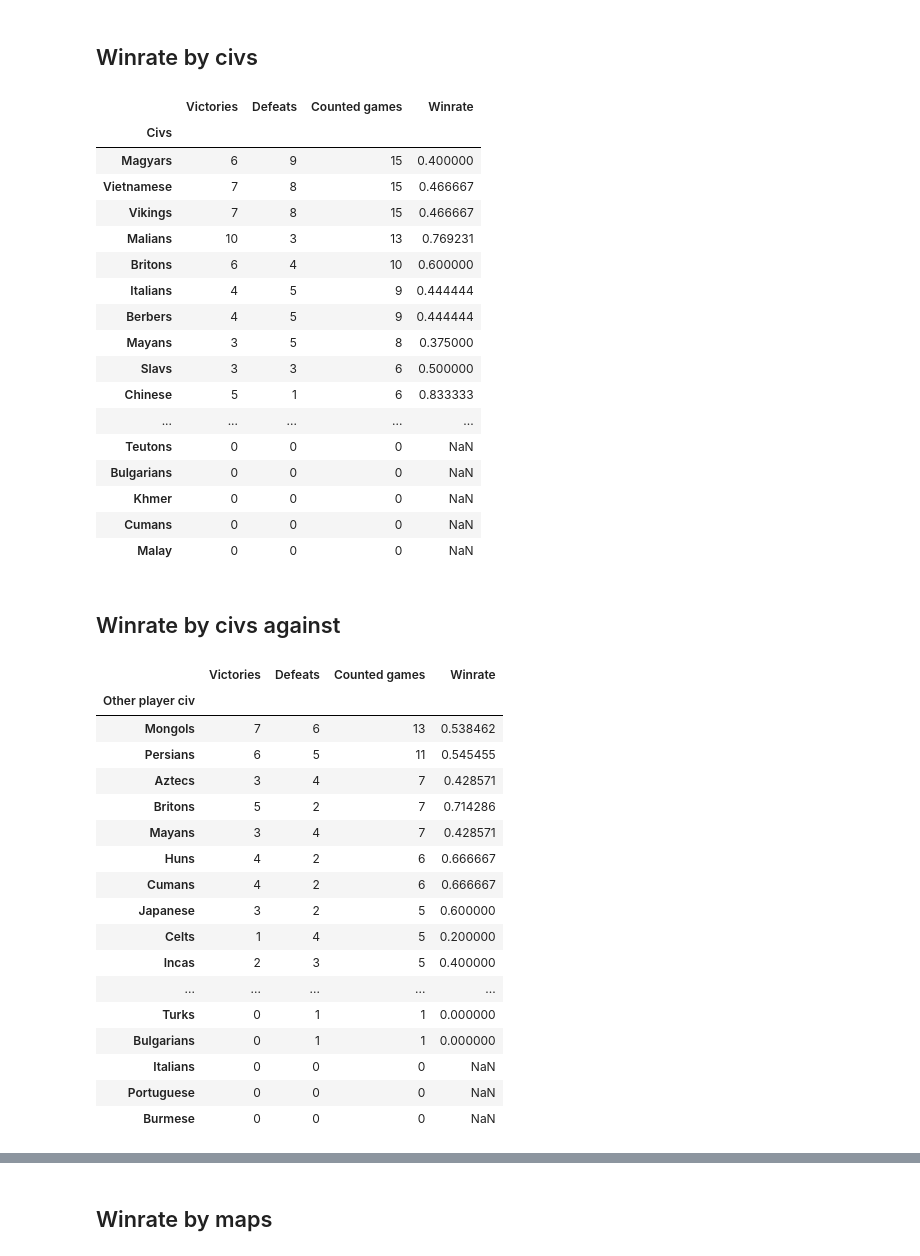
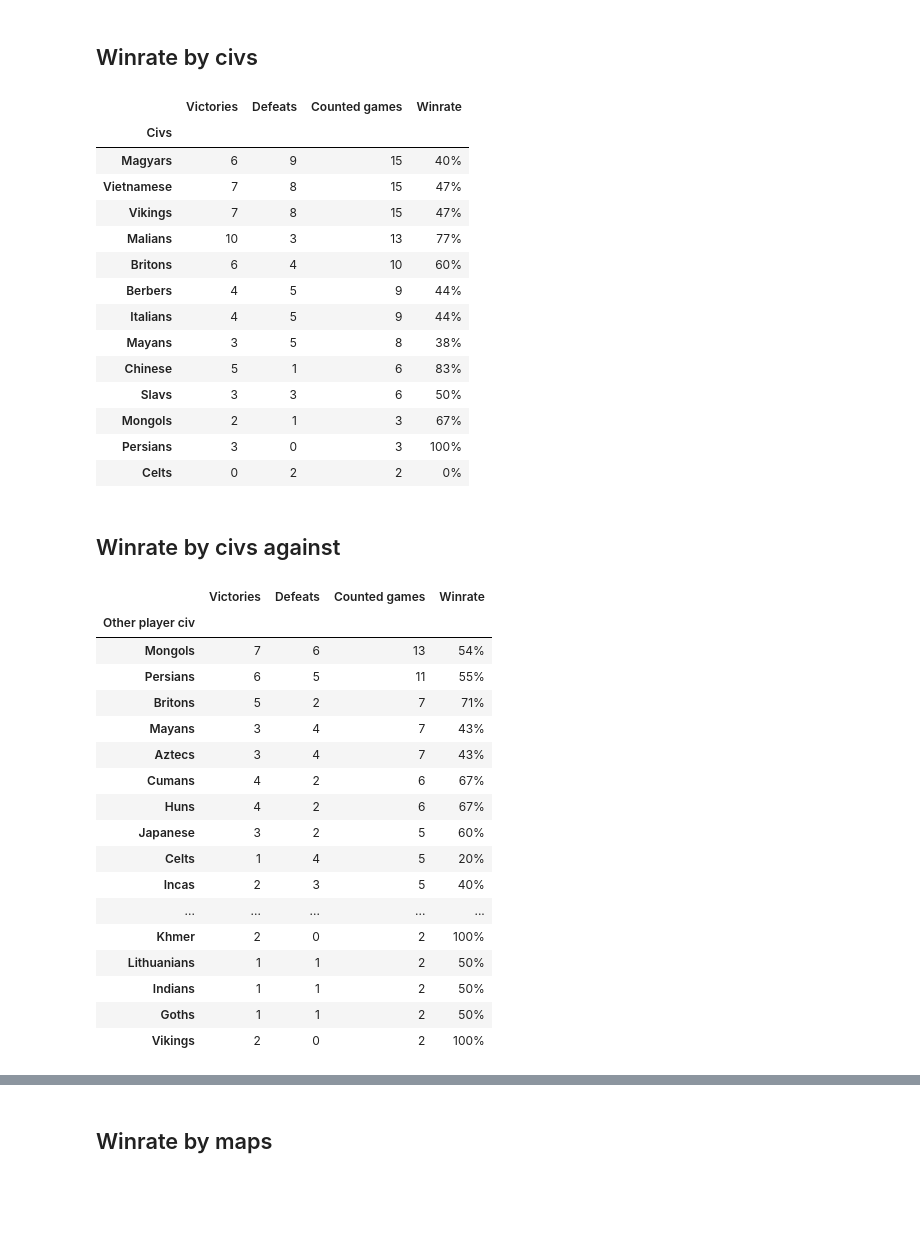
Before and after one commit to sagau59/Aoe2-stats, a Jupyter notebook: Age of Empires 2 player stats.ipynb, the cells around one changed output, grey strips where cells are left out. Drawn from its saved outputs; the diff is of its cells as text; code cells hidden in the pictures; blank space fills up the shorter version.

```diff
--- a/Age of Empires 2 player stats.ipynb
+++ b/Age of Empires 2 player stats.ipynb
@@ -61,53 +61,66 @@ df_other_agg['Winrate'] = df_other_agg['Victories'] / (df_other_agg['Victories']
 
 df_maps_agg = df.groupby(['Maps'])[['Victories','Defeats','Counted games']].sum()
 df_maps_agg['Winrate'] = df_maps_agg['Victories'] / (df_maps_agg['Victories'] + df_maps_agg['Defeats'])
+
+def color_red_green(val):
+
+    if val > 0.55:
+        color = 'green'
+    elif val < 0.45:
+        color = 'red'
+    else:
+        color = 'black'
+    return 'color: %s' % color
 # %% [markdown]
 ## Winrate by civs
 # %%
 df_agg = df.groupby(['Civs'])[['Victories','Defeats','Counted games']].sum()
+df_agg = df_agg[df_agg['Counted games'] > 1]
 df_agg['Winrate'] = df_agg['Victories'] / (df_agg['Victories'] + df_agg['Defeats'])
-df_agg.sort_values(by='Counted games',ascending=False)
+df_agg.sort_values(by='Counted games',ascending=False)\
+    .style.format("{:.0%}",subset=['Winrate'])\
+    .applymap(color_red_green,subset=['Winrate'])
 # %% [output]
 |  | Victories | Defeats | Counted games | Winrate |
 | Civs |  |  |  |  |
-| Magyars | 6 | 9 | 15 | 0.400000 |
-| Vietnamese | 7 | 8 | 15 | 0.466667 |
-| Vikings | 7 | 8 | 15 | 0.466667 |
-| Malians | 10 | 3 | 13 | 0.769231 |
-| Britons | 6 | 4 | 10 | 0.600000 |
-| Italians | 4 | 5 | 9 | 0.444444 |
-| Berbers | 4 | 5 | 9 | 0.444444 |
-| Mayans | 3 | 5 | 8 | 0.375000 |
-| Slavs | 3 | 3 | 6 | 0.500000 |
-| Chinese | 5 | 1 | 6 | 0.833333 |
-| ... | ... | ... | ... | ... |
-| Teutons | 0 | 0 | 0 | NaN |
-| Bulgarians | 0 | 0 | 0 | NaN |
-| Khmer | 0 | 0 | 0 | NaN |
-| Cumans | 0 | 0 | 0 | NaN |
-| Malay | 0 | 0 | 0 | NaN |
+| Magyars | 6 | 9 | 15 | 40% |
+| Vietnamese | 7 | 8 | 15 | 47% |
+| Vikings | 7 | 8 | 15 | 47% |
+| Malians | 10 | 3 | 13 | 77% |
+| Britons | 6 | 4 | 10 | 60% |
+| Berbers | 4 | 5 | 9 | 44% |
+| Italians | 4 | 5 | 9 | 44% |
+| Mayans | 3 | 5 | 8 | 38% |
+| Chinese | 5 | 1 | 6 | 83% |
+| Slavs | 3 | 3 | 6 | 50% |
+| Mongols | 2 | 1 | 3 | 67% |
+| Persians | 3 | 0 | 3 | 100% |
+| Celts | 0 | 2 | 2 | 0% |
 # %% [markdown]
 ## Winrate by civs against
 # %%
 df_other_agg = df.groupby(['Other player civ'])[['Victories','Defeats','Counted games']].sum()
+df_other_agg = df_other_agg[df_other_agg['Counted games'] > 1]
 df_other_agg['Winrate'] = df_other_agg['Victories'] / (df_other_agg['Victories'] + df_other_agg['Defeats'])
-df_other_agg.sort_values(by='Counted games',ascending=False)
+df_other_agg.sort_values(by='Counted games',ascending=False)\
+    .style.format("{:.0%}",subset=['Winrate'])\
+    .applymap(color_red_green,subset=['Winrate'])
 # %% [output]
 |  | Victories | Defeats | Counted games | Winrate |
 | Other player civ |  |  |  |  |
-| Mongols | 7 | 6 | 13 | 0.538462 |
-| Persians | 6 | 5 | 11 | 0.545455 |
-| Aztecs | 3 | 4 | 7 | 0.428571 |
-| Britons | 5 | 2 | 7 | 0.714286 |
-| Mayans | 3 | 4 | 7 | 0.428571 |
-| Huns | 4 | 2 | 6 | 0.666667 |
-| Cumans | 4 | 2 | 6 | 0.666667 |
-| Japanese | 3 | 2 | 5 | 0.600000 |
-| Celts | 1 | 4 | 5 | 0.200000 |
-| Incas | 2 | 3 | 5 | 0.400000 |
+| Mongols | 7 | 6 | 13 | 54% |
+| Persians | 6 | 5 | 11 | 55% |
+| Britons | 5 | 2 | 7 | 71% |
+| Mayans | 3 | 4 | 7 | 43% |
+| Aztecs | 3 | 4 | 7 | 43% |
+| Cumans | 4 | 2 | 6 | 67% |
+| Huns | 4 | 2 | 6 | 67% |
+| Japanese | 3 | 2 | 5 | 60% |
+| Celts | 1 | 4 | 5 | 20% |
+| Incas | 2 | 3 | 5 | 40% |
 | ... | ... | ... | ... | ... |
-| Turks | 0 | 1 | 1 | 0.000000 |
-| Bulgarians | 0 | 1 | 1 | 0.000000 |
-| Italians | 0 | 0 | 0 | NaN |
-| Portuguese | 0 | 0 | 0 | NaN |
-| Burmese | 0 | 0 | 0 | NaN |
+| Khmer | 2 | 0 | 2 | 100% |
+| Lithuanians | 1 | 1 | 2 | 50% |
+| Indians | 1 | 1 | 2 | 50% |
+| Goths | 1 | 1 | 2 | 50% |
+| Vikings | 2 | 0 | 2 | 100% |
```
Also changed, not shown: parts of 4 cells of this notebook.
